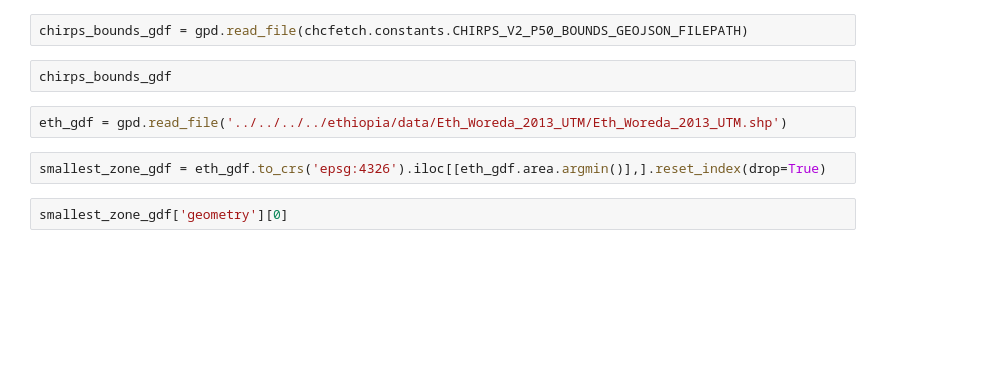
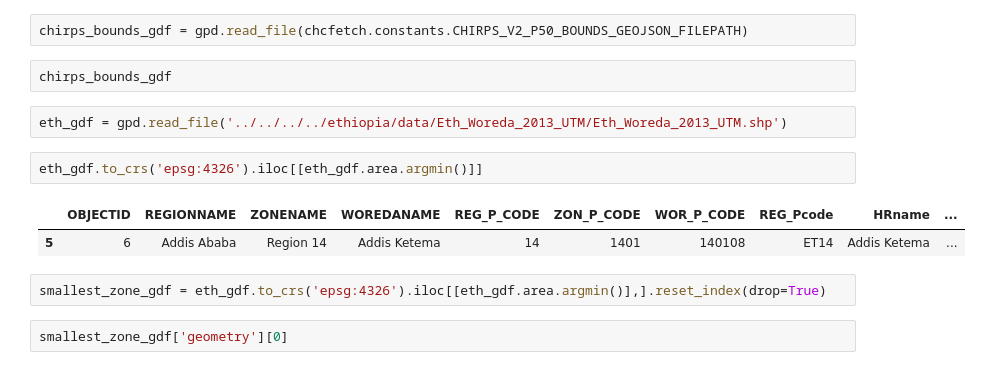
Before and after one commit to nikhilsrajan/fetch_chirps, a Jupyter notebook: notebooks/test.ipynb, the cells around one changed output. Drawn from its saved outputs; the diff is of its cells as text; blank space fills up the shorter version.

```diff
--- a/notebooks/test.ipynb
+++ b/notebooks/test.ipynb
@@ -25,6 +25,11 @@ chirps_bounds_gdf = gpd.read_file(chcfetch.constants.CHIRPS_V2_P50_BOUNDS_GEOJSO
 chirps_bounds_gdf
 # %%
 eth_gdf = gpd.read_file('../../../../ethiopia/data/Eth_Woreda_2013_UTM/Eth_Woreda_2013_UTM.shp')
+# %%
+eth_gdf.to_crs('epsg:4326').iloc[[eth_gdf.area.argmin()]]
+# %% [output]
+|  | OBJECTID | REGIONNAME | ZONENAME | WOREDANAME | REG_P_CODE | ZON_P_CODE | WOR_P_CODE | REG_Pcode | HRname | ... |
+| 5 | 6 | Addis Ababa | Region 14 | Addis Ketema | 14 | 1401 | 140108 | ET14 | Addis Ketema | ... |
 # %%
 smallest_zone_gdf = eth_gdf.to_crs('epsg:4326').iloc[[eth_gdf.area.argmin()],].reset_index(drop=True)
 # %%
```
Also changed, not shown: parts of 2 cells of this notebook, 1 other file.
